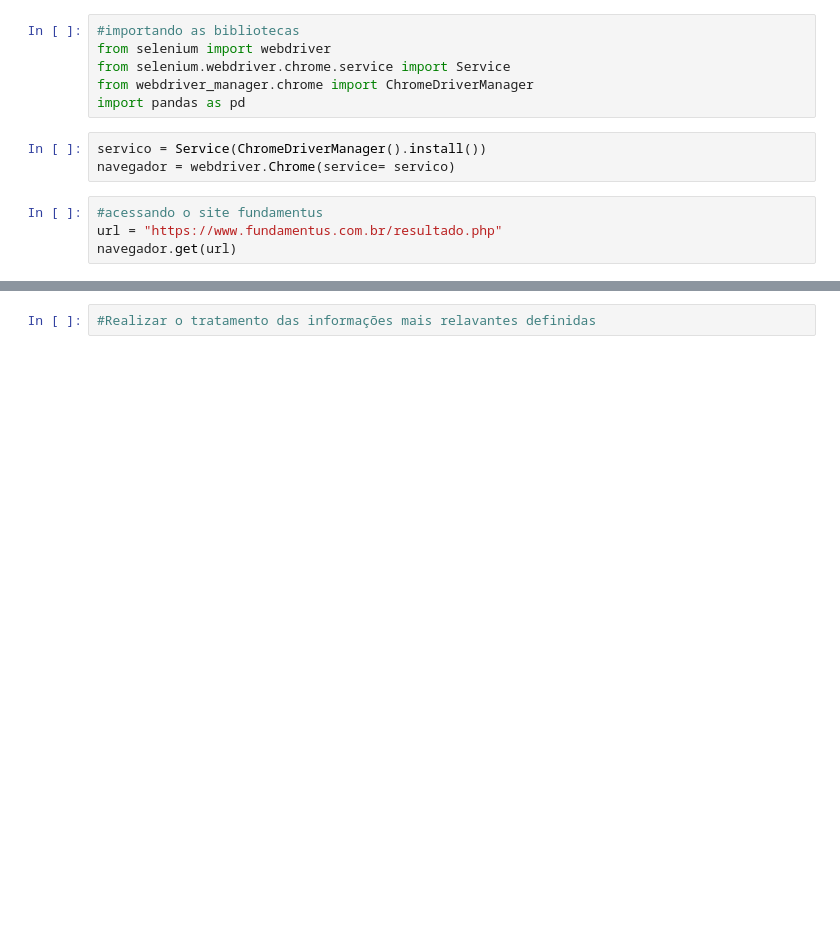
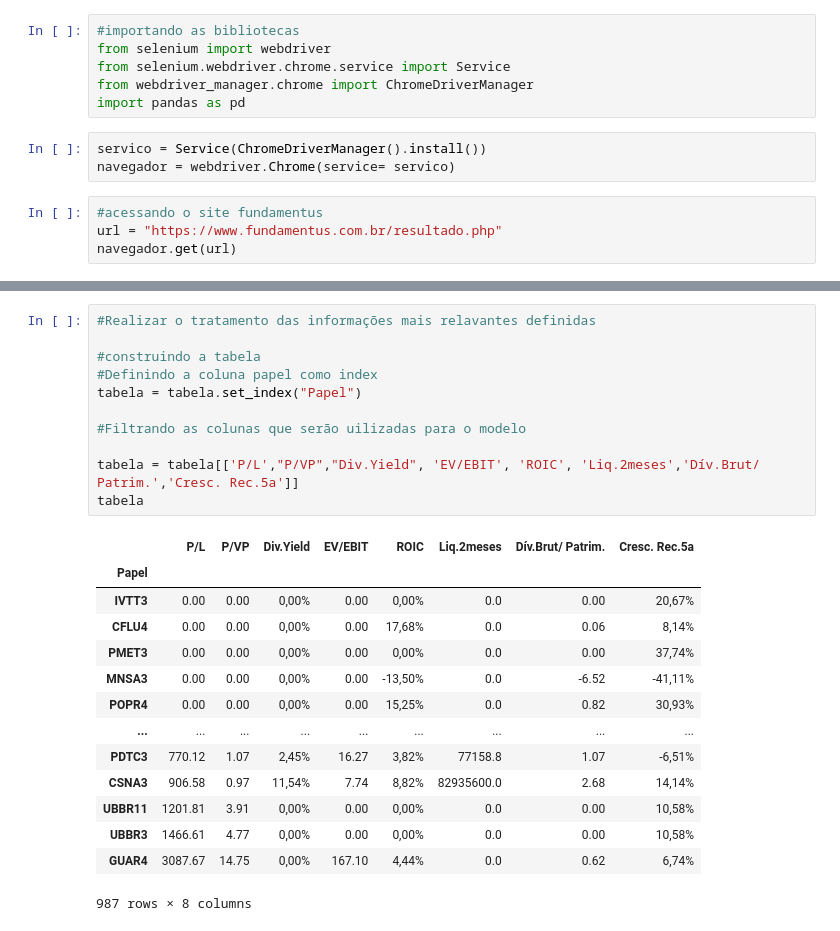
Before and after one commit to kiwsley/WebScraping-Acoes-Brasil, a Jupyter notebook: WebScraping_Acoes_Brasil.ipynb, the cells around one changed output, grey strips where cells are left out. Saved outputs shown, nothing was run; the diff lists cells and outputs as text; blank space fills up the shorter version.

Commit message:
realizando o tratamento das colunas e filtragem

```diff
--- a/WebScraping_Acoes_Brasil.ipynb
+++ b/WebScraping_Acoes_Brasil.ipynb
@@ -34,5 +34,29 @@ tabela
 | 985 | UBBR3 | 18.00 | 1466.61 | 4.77 | 0.000 | 0,00% | 0.000 | 0.00 | 0.00 | 0.00 | ... |
 | 986 | GUAR4 | 151.00 | 3087.67 | 14.75 | 8.411 | 0,00% | 5.531 | 21.75 | 165.04 | 1042.44 | ... |
 987 rows × 21 columns
-# %%
-#Realizar o tratamento das informações mais relavantes definidas
+# %%
+#Realizar o tratamento das informações mais relavantes definidas
+
+#construindo a tabela
+#Definindo a coluna papel como index
+tabela = tabela.set_index("Papel")
+
+#Filtrando as colunas que serão uilizadas para o modelo
+
+tabela = tabela[['P/L',"P/VP","Div.Yield", 'EV/EBIT', 'ROIC', 'Liq.2meses','Dív.Brut/ Patrim.','Cresc. Rec.5a']]
+tabela
+# %% [output]
+|  | P/L | P/VP | Div.Yield | EV/EBIT | ROIC | Liq.2meses | Dív.Brut/ Patrim. | Cresc. Rec.5a |
+| Papel |  |  |  |  |  |  |  |  |
+| IVTT3 | 0.00 | 0.00 | 0,00% | 0.00 | 0,00% | 0.0 | 0.00 | 20,67% |
+| CFLU4 | 0.00 | 0.00 | 0,00% | 0.00 | 17,68% | 0.0 | 0.06 | 8,14% |
+| PMET3 | 0.00 | 0.00 | 0,00% | 0.00 | 0,00% | 0.0 | 0.00 | 37,74% |
+| MNSA3 | 0.00 | 0.00 | 0,00% | 0.00 | -13,50% | 0.0 | -6.52 | -41,11% |
+| POPR4 | 0.00 | 0.00 | 0,00% | 0.00 | 15,25% | 0.0 | 0.82 | 30,93% |
+| ... | ... | ... | ... | ... | ... | ... | ... | ... |
+| PDTC3 | 770.12 | 1.07 | 2,45% | 16.27 | 3,82% | 77158.8 | 1.07 | -6,51% |
+| CSNA3 | 906.58 | 0.97 | 11,54% | 7.74 | 8,82% | 82935600.0 | 2.68 | 14,14% |
+| UBBR11 | 1201.81 | 3.91 | 0,00% | 0.00 | 0,00% | 0.0 | 0.00 | 10,58% |
+| UBBR3 | 1466.61 | 4.77 | 0,00% | 0.00 | 0,00% | 0.0 | 0.00 | 10,58% |
+| GUAR4 | 3087.67 | 14.75 | 0,00% | 167.10 | 4,44% | 0.0 | 0.62 | 6,74% |
+987 rows × 8 columns
```
Also changed, not shown: parts of 13 cells of this notebook, 1 other file.
